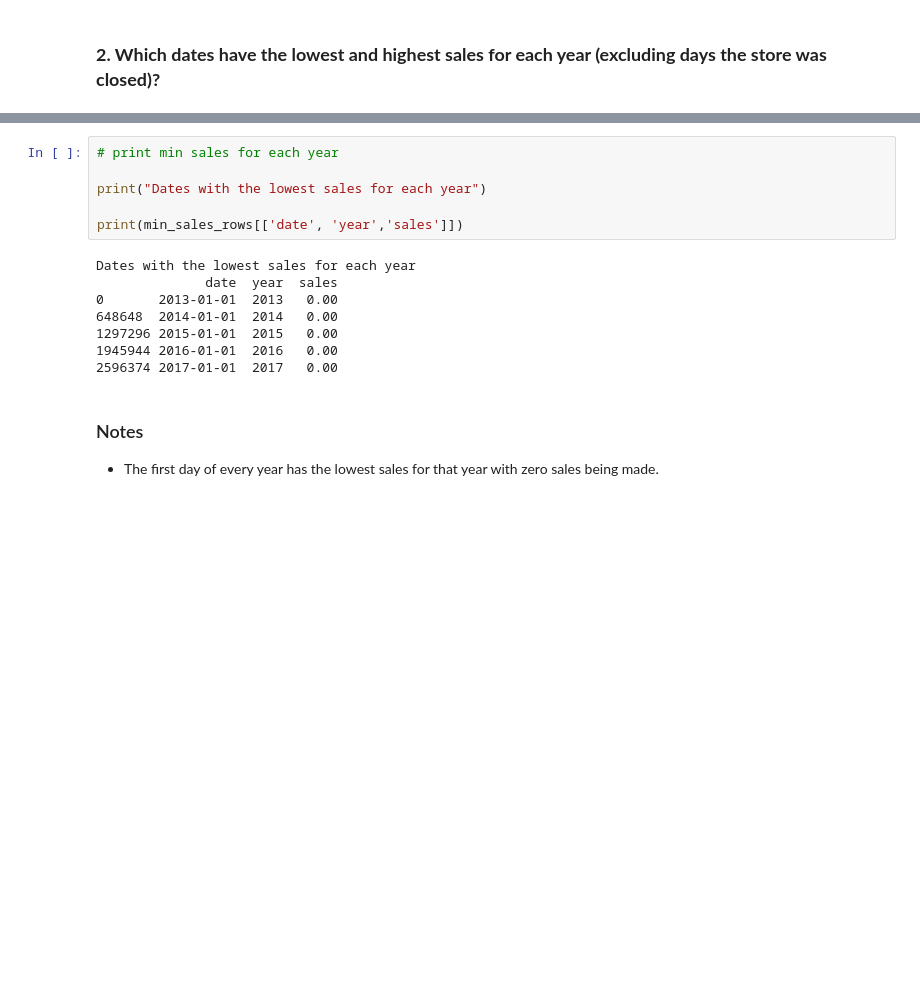
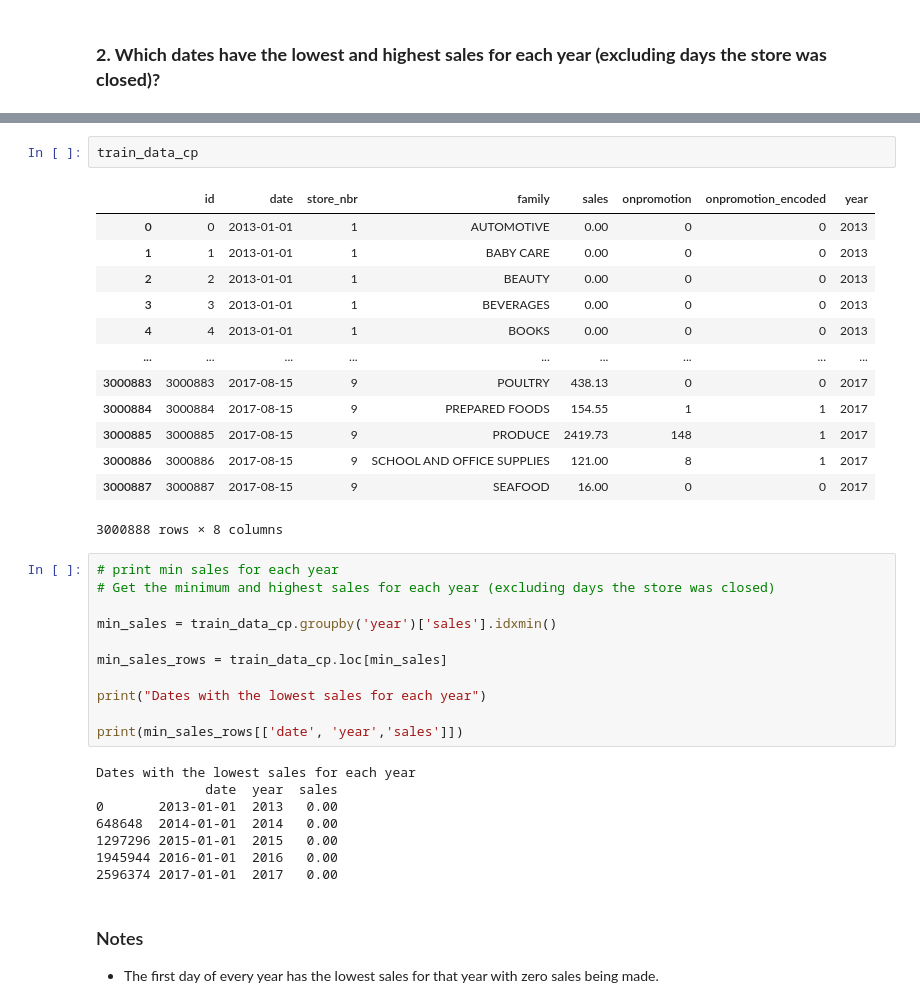
Before and after one commit to murithidenisgitobu/Time-Series-Regression-Analysis-Corporation-Favorita-, a Jupyter notebook: Time Series Regression Analysis - Corporation Favorita.ipynb, the cells around one changed output, grey strips where cells are left out. Drawn from its saved outputs; the diff is of its cells as text; blank space fills up the shorter version.

```diff
--- a/Time Series Regression Analysis - Corporation Favorita.ipynb
+++ b/Time Series Regression Analysis - Corporation Favorita.ipynb
@@ -863,8 +862,29 @@ Dates with the highest sales for each year
 2163723 2016-05-02  2016 124717.00
 2760297 2017-04-02  2017  38422.62
 [figure]
+# %%
+train_data_cp
+# %% [output]
+|  | id | date | store_nbr | family | sales | onpromotion | onpromotion_encoded | year |
+| 0 | 0 | 2013-01-01 | 1 | AUTOMOTIVE | 0.00 | 0 | 0 | 2013 |
+| 1 | 1 | 2013-01-01 | 1 | BABY CARE | 0.00 | 0 | 0 | 2013 |
+| 2 | 2 | 2013-01-01 | 1 | BEAUTY | 0.00 | 0 | 0 | 2013 |
+| 3 | 3 | 2013-01-01 | 1 | BEVERAGES | 0.00 | 0 | 0 | 2013 |
+| 4 | 4 | 2013-01-01 | 1 | BOOKS | 0.00 | 0 | 0 | 2013 |
+| ... | ... | ... | ... | ... | ... | ... | ... | ... |
+| 3000883 | 3000883 | 2017-08-15 | 9 | POULTRY | 438.13 | 0 | 0 | 2017 |
+| 3000884 | 3000884 | 2017-08-15 | 9 | PREPARED FOODS | 154.55 | 1 | 1 | 2017 |
+| 3000885 | 3000885 | 2017-08-15 | 9 | PRODUCE | 2419.73 | 148 | 1 | 2017 |
+| 3000886 | 3000886 | 2017-08-15 | 9 | SCHOOL AND OFFICE SUPPLIES | 121.00 | 8 | 1 | 2017 |
+| 3000887 | 3000887 | 2017-08-15 | 9 | SEAFOOD | 16.00 | 0 | 0 | 2017 |
+3000888 rows × 8 columns
 # %%
 # print min sales for each year
+# Get the minimum and highest sales for each year (excluding days the store was closed)
+
+min_sales = train_data_cp.groupby('year')['sales'].idxmin()
+
+min_sales_rows = train_data_cp.loc[min_sales]
 
 print("Dates with the lowest sales for each year")
 
```
Also changed, not shown: parts of 5 cells of this notebook.
